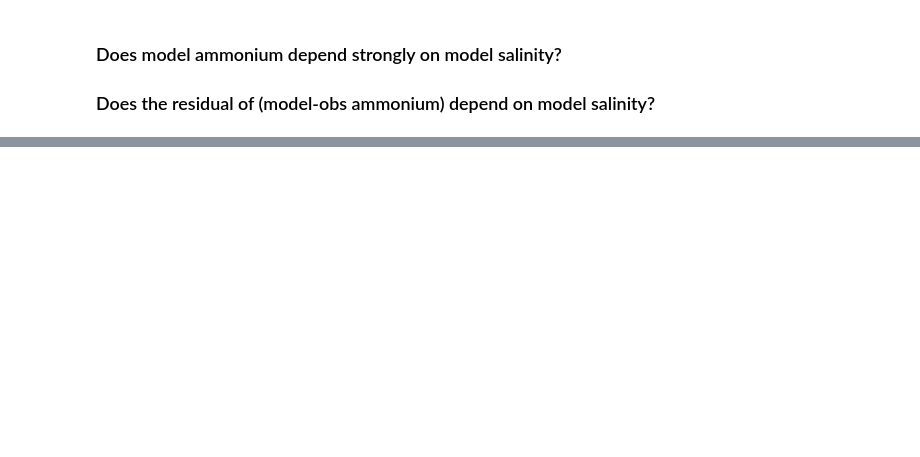
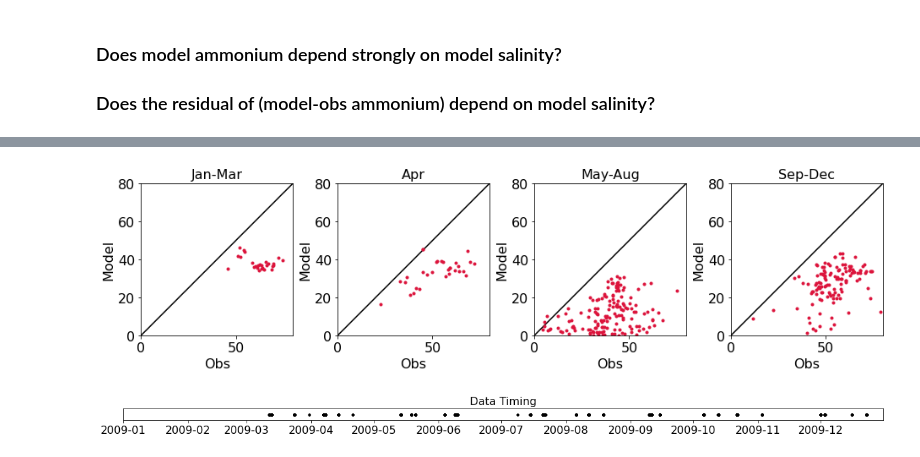
Before and after one commit to SalishSeaCast/Analysis-Aline, a Jupyter notebook: notebooks/Examples/Puget_WADE_Example_2009.ipynb, the cells around one changed output, grey strips where cells are left out. Drawn from its saved outputs; the diff is of its cells as text; code cells hidden in the pictures; blank space fills up the shorter version.

```diff
--- a/notebooks/Examples/Puget_WADE_Example_2009.ipynb
+++ b/notebooks/Examples/Puget_WADE_Example_2009.ipynb
@@ -428,0 +588,11 @@ ax.yaxis.set_visible(False)
+# %%
+fig, ax = plt.subplots(1,4,figsize = (16,3.3))
+bySeason(ax,obsvar,modvar,(0,80))  # change the last number (the limit)
+fig,ax=plt.subplots(1,1,figsize=(20,.3))
+ax.plot(data.dtUTC,np.ones(np.shape(data.dtUTC)),'k.')
+ax.set_xlim((dt.datetime(year,1,1),dt.datetime(year,12,31)))
+ax.set_title('Data Timing')
+ax.yaxis.set_visible(False)
+# %% [output]
+[figure, added]
+[figure, added]
```
Also changed, not shown: parts of 21 cells of this notebook.
